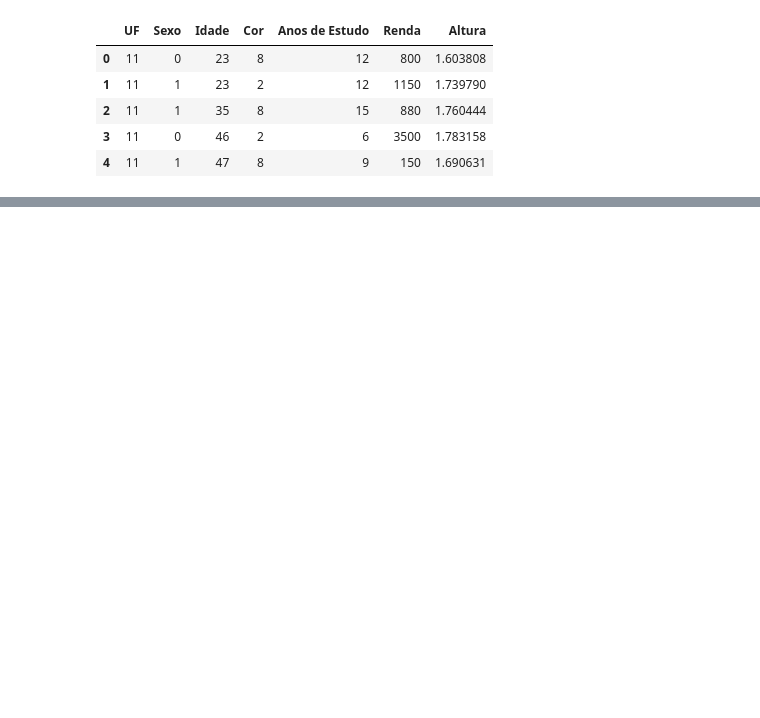
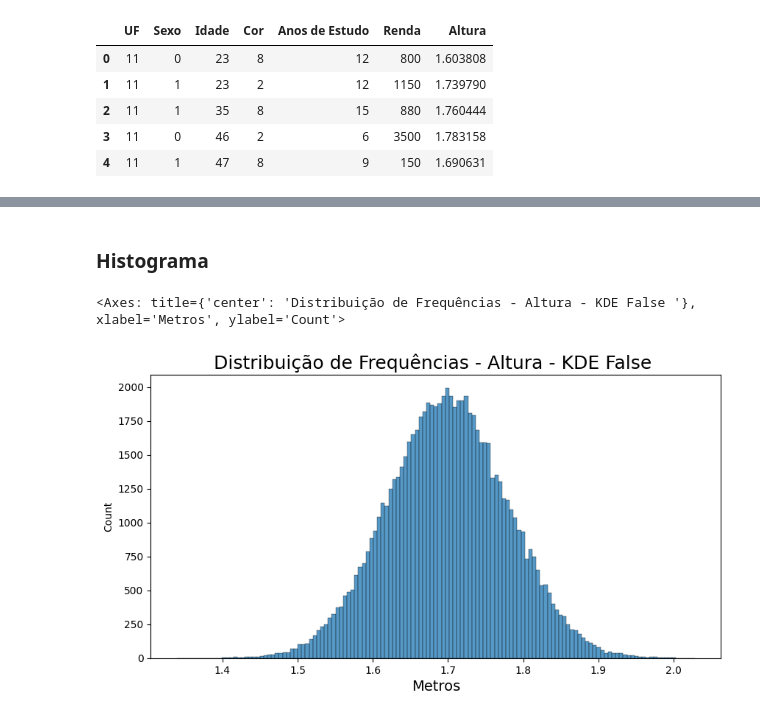
Before and after one commit to Neilton-Cunha/Curso-3-Estatistica-, a Jupyter notebook: Estatística_com_Python_frequências_e_medidas.ipynb, the cells around one changed output, grey strips where cells are left out. Saved outputs shown, nothing was run; the diff lists cells and outputs as text; code cells hidden in the pictures; blank space fills up the shorter version.

```diff
--- a/Estatística_com_Python_frequências_e_medidas.ipynb
+++ b/Estatística_com_Python_frequências_e_medidas.ipynb
@@ -27,0 +107,4 @@ df.head()
+# %%
+# serve para apagar os indices numericos
+dist_freq_qualitativas.style.hide(axis='index')
+df.rename_axis('Matérias', axis = 'columns', inplace = True)
@@ -27,0 +298,12 @@ df.head()
+# %% [markdown]
+### Histograma
+# %%
+ax = sns.histplot(df.Altura, kde = False)
+
+ax.figure.set_size_inches(10, 5)
+ax.set_title('Distribuição de Frequências - Altura - KDE False ', fontsize=18)
+ax.set_xlabel('Metros', fontsize=14)
+ax
+# %% [output]
+<Axes: title={'center': 'Distribuição de Frequências - Altura - KDE False '}, xlabel='Metros', ylabel='Count'>
+[figure, added]
```
Also changed, not shown: parts of 111 cells of this notebook.
